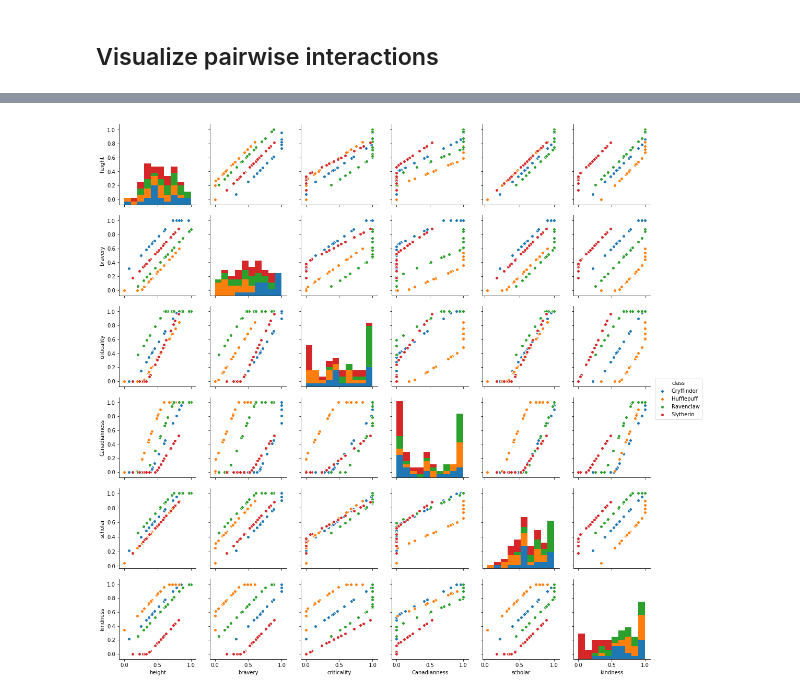
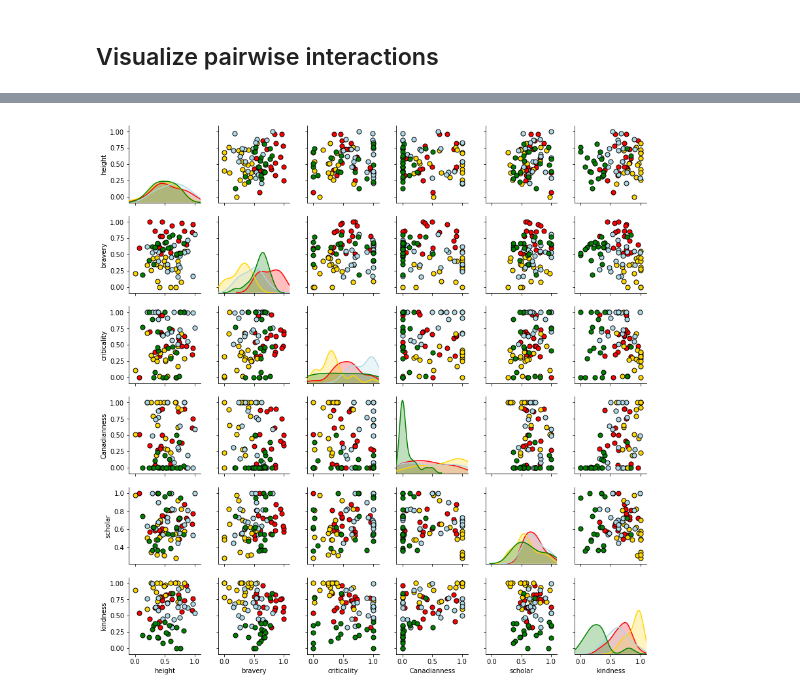
Before and after one commit to michaelsilverstein/TheSortingHat, a Jupyter notebook: SortingHat_MachineLearning.ipynb, the cells around one changed output, grey strips where cells are left out. Cells and saved outputs as stored; diff of their text form; code cells hidden in the pictures.

```diff
--- a/SortingHat_MachineLearning.ipynb
+++ b/SortingHat_MachineLearning.ipynb
@@ -127,8 +118,11 @@ for house, house_data in df.groupby('class'):
-# %%
-sns.pairplot(df, 'class')
-plt.show()
-# %% [output]
-[figure, removed]
+# %%
+g = sns.PairGrid(df, 'class', palette=palette, size=2)
+g.map_diag(sns.kdeplot, shade=True)
+g.map_offdiag(plt.scatter, s=50, edgecolor='k')
+g.set(xlim=(-.1,1.1))
+plt.show()
+# %% [output]
+[figure, added]
 # %%
 """Visualize single features"""
 # Set figure size
```
Also changed, not shown: parts of 4 cells of this notebook, 1 other file.
